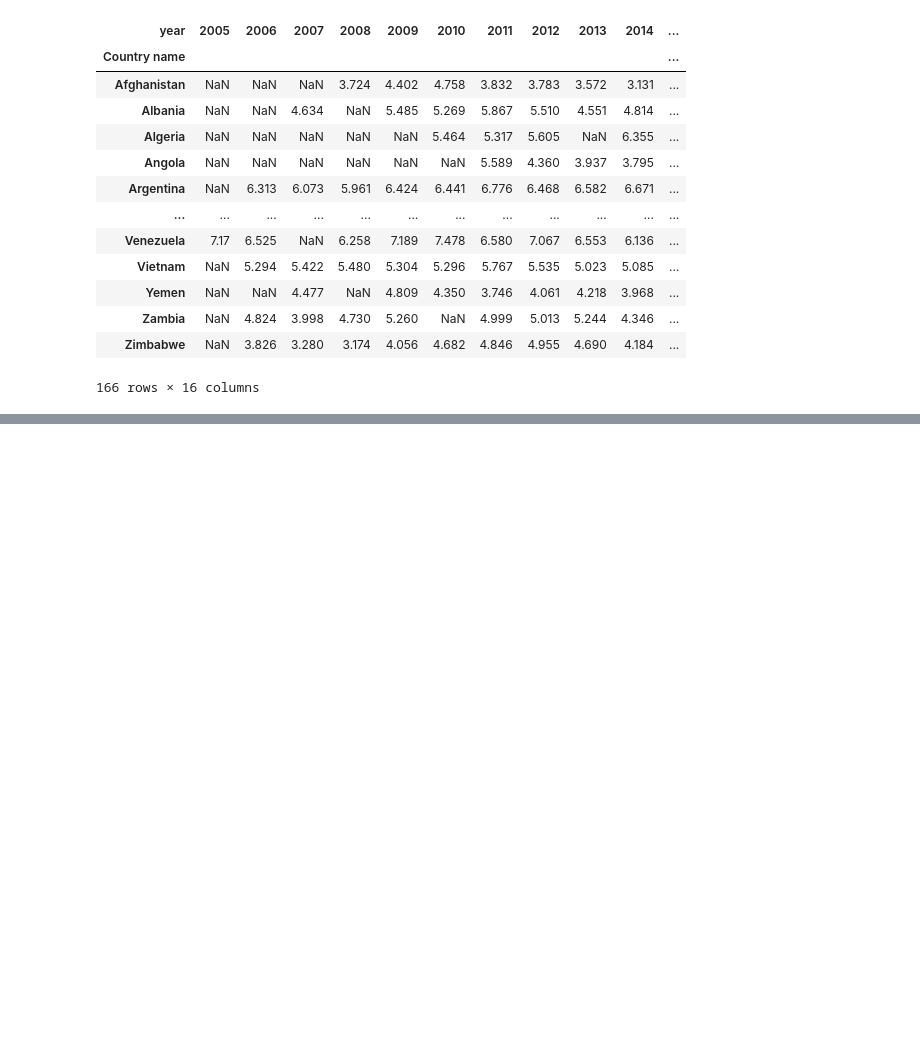
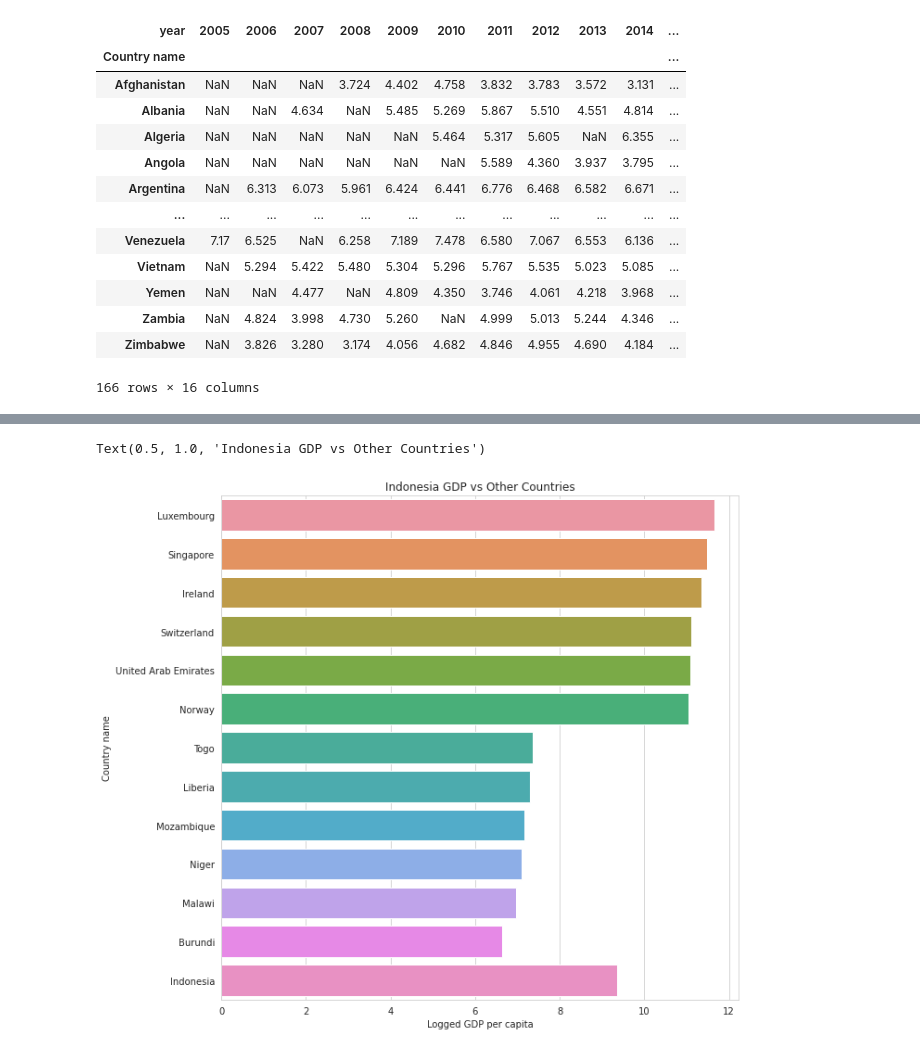
Before and after one commit to CodeSigma/Learn-Data-Science, a Jupyter notebook: global-happiness-data.ipynb, the cells around one changed output, grey strips where cells are left out. Saved outputs shown, nothing was run; the diff lists cells and outputs as text; code cells hidden in the pictures; blank space fills up the shorter version.

```diff
--- a/global-happiness-data.ipynb
+++ b/global-happiness-data.ipynb
@@ -100,0 +107,3 @@ df21.sort_values("Generosity", ascending = False)
+# %%
+gdp = df21.sort_values("Logged GDP per capita",ascending = False)
+gdp
@@ -100,0 +124,7 @@ df21.sort_values("Generosity", ascending = False)
+# %%
+fig, axes = plt.subplots(figsize=(10,10))
+sns.barplot(ax=axes, x="Logged GDP per capita", y="Country name", data = gdp.iloc[0:6].append(gdp.iloc[-6:]).append(gdp[gdp["Country name"] == "Indonesia"]))
+plt.title("Indonesia GDP vs Other Countries")
+# %% [output]
+Text(0.5, 1.0, 'Indonesia GDP vs Other Countries')
+[figure, added]
```
Also changed, not shown: parts of 16 cells of this notebook.
